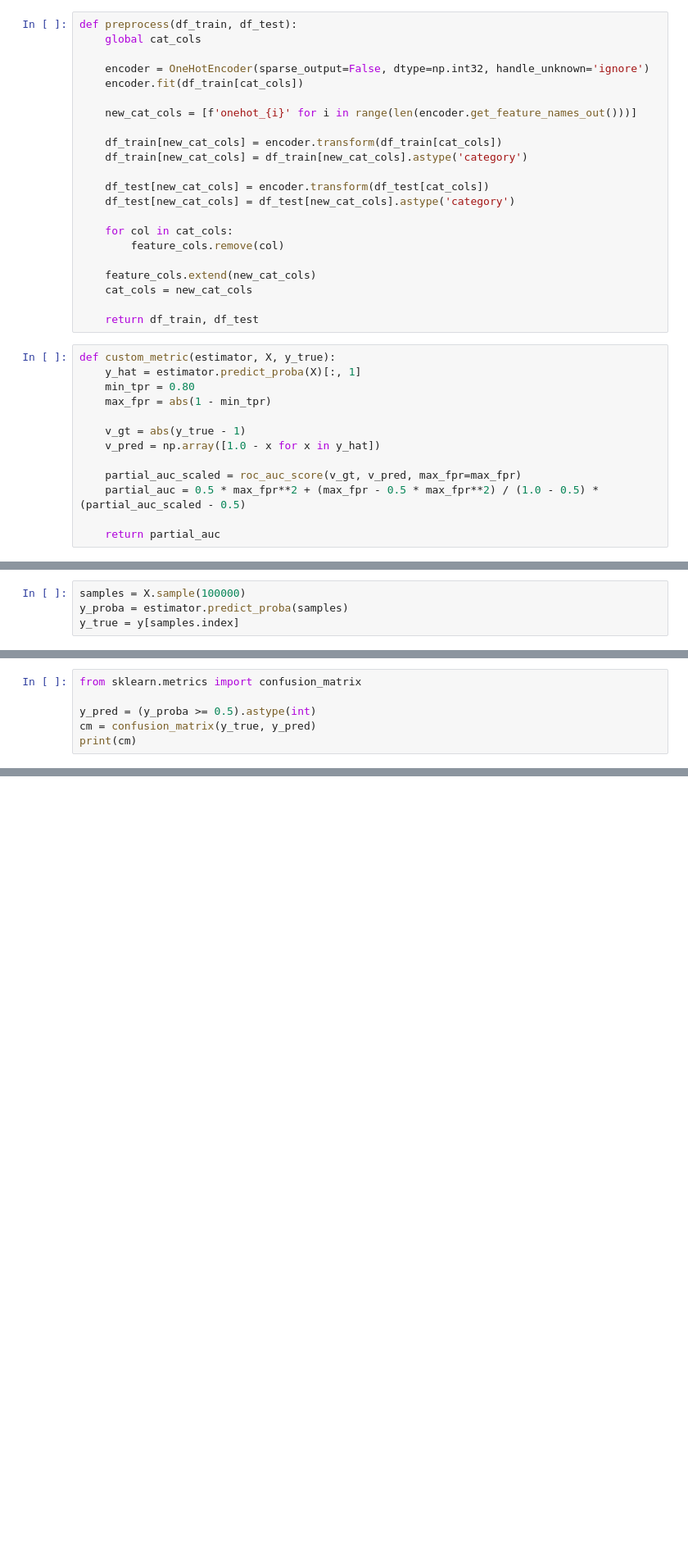
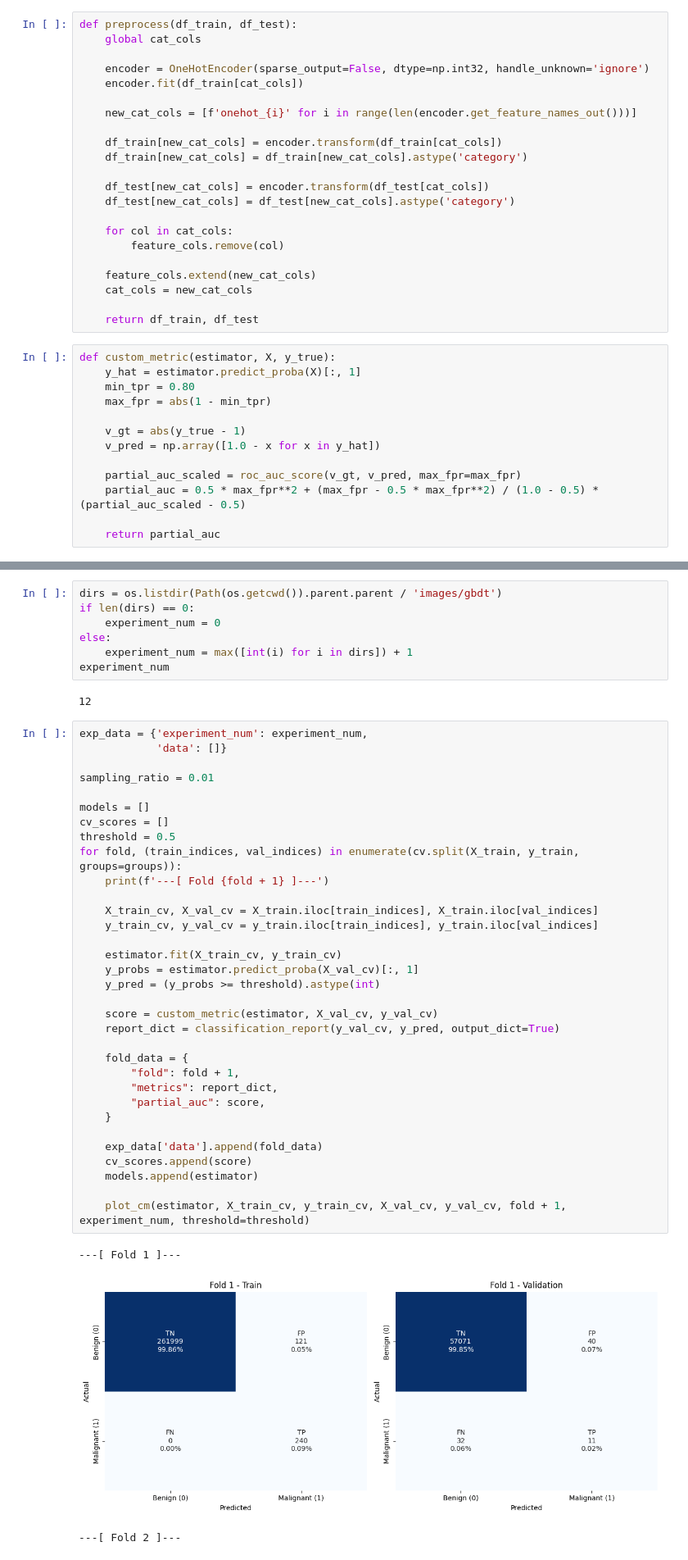
Before and after one commit to mweglowski/skin-cancer-detection, a Jupyter notebook: src/gradient_boosting/reproducing_tabular_solution.ipynb, the cells around one changed output, grey strips where cells are left out. Shown at 82% size. Saved outputs shown, nothing was run; the diff lists cells and outputs as text; blank space fills up the shorter version.

Commit message:
reproduced solution, divided into train and test, first experiments with new approach

```diff
--- a/src/gradient_boosting/reproducing_tabular_solution.ipynb
+++ b/src/gradient_boosting/reproducing_tabular_solution.ipynb
@@ -335,4 +364,0 @@ VotingClassifier(estimators=[('lgb1',
-# %%
-samples = X.sample(100000)
-y_proba = estimator.predict_proba(samples)
-y_true = y[samples.index]
@@ -341,6 +364,0 @@ y_proba = y_proba[:, 1]
-# %%
-from sklearn.metrics import confusion_matrix
-
-y_pred = (y_proba >= 0.5).astype(int)
-cm = confusion_matrix(y_true, y_pred)
-print(cm)
@@ -358,0 +402,46 @@ plt.show()
+# %%
+dirs = os.listdir(Path(os.getcwd()).parent.parent / 'images/gbdt')
+if len(dirs) == 0:
+    experiment_num = 0
+else:
+    experiment_num = max([int(i) for i in dirs]) + 1
+experiment_num
+# %% [output]
+12
+# %%
+exp_data = {'experiment_num': experiment_num,
+            'data': []}
+
+sampling_ratio = 0.01
+
+models = []
+cv_scores = []
+threshold = 0.5
+for fold, (train_indices, val_indices) in enumerate(cv.split(X_train, y_train, groups=groups)):
+    print(f'---[ Fold {fold + 1} ]---')
+
+    X_train_cv, X_val_cv = X_train.iloc[train_indices], X_train.iloc[val_indices]
+    y_train_cv, y_val_cv = y_train.iloc[train_indices], y_train.iloc[val_indices]
+
+    estimator.fit(X_train_cv, y_train_cv)
+    y_probs = estimator.predict_proba(X_val_cv)[:, 1]
+    y_pred = (y_probs >= threshold).astype(int)
+
+    score = custom_metric(estimator, X_val_cv, y_val_cv)
+    report_dict = classification_report(y_val_cv, y_pred, output_dict=True)
+
+    fold_data = {
+        "fold": fold + 1,
+        "metrics": report_dict,
+        "partial_auc": score,
+    }
+
+    exp_data['data'].append(fold_data)
+    cv_scores.append(score)
+    models.append(estimator)
+
+    plot_cm(estimator, X_train_cv, y_train_cv, X_val_cv, y_val_cv, fold + 1, experiment_num, threshold=threshold)
+# %% [output]
+---[ Fold 1 ]---
+[figure, added]
+---[ Fold 2 ]---
```
Also changed, not shown: parts of 23 cells of this notebook, 12 other files.
